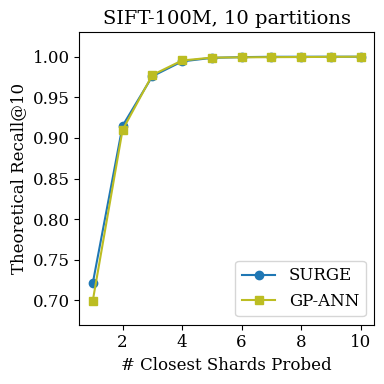
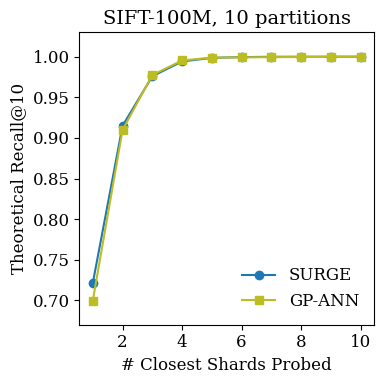
The notebook cell's code change between the first figure and the second:
--- before
+++ after
@@ -12,5 +12,5 @@
 plt.ylabel("Theoretical Recall@10")
 plt.title("SIFT-100M, 10 partitions")
-plt.legend(loc="lower right")
+plt.legend(loc="lower right", frameon=False)
 
 plt.ylim(0.67, 1.03)

Commit: updated figs